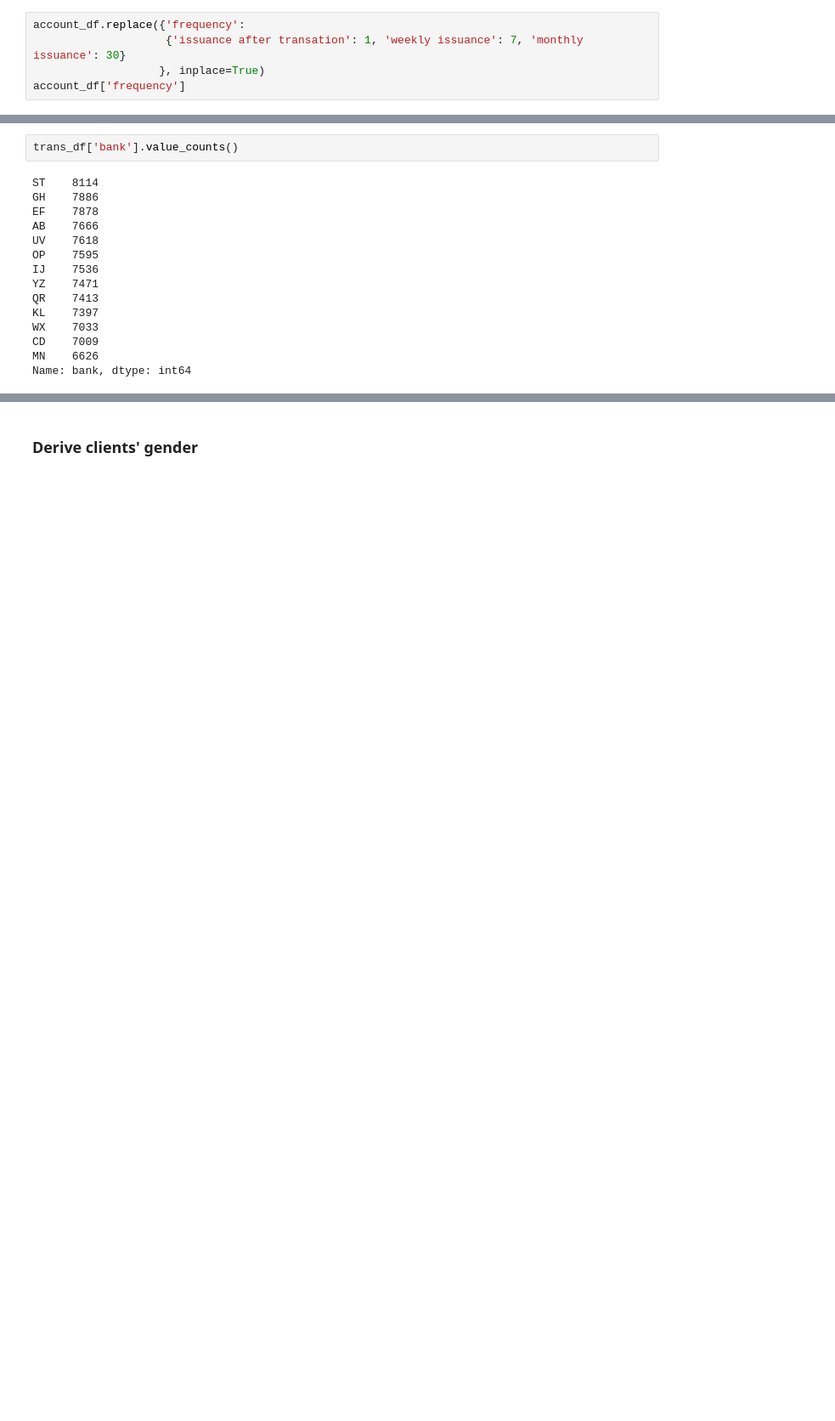
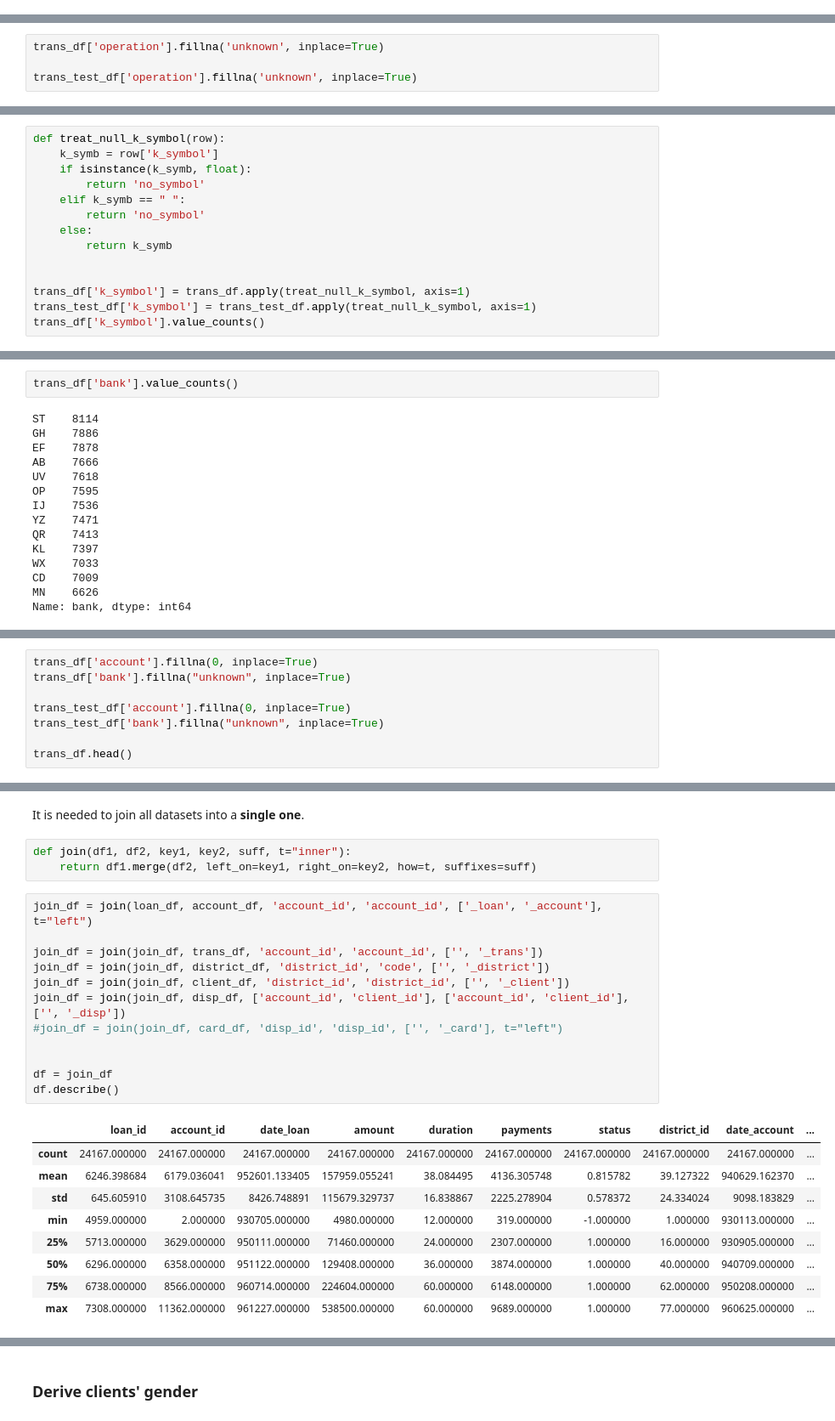
Before and after one commit to JoaoCostaIFG/AC, a Jupyter notebook: Banking.ipynb, the cells around one changed output, grey strips where cells are left out. Shown at 85% size. Saved outputs shown, nothing was run; the diff lists cells and outputs as text; blank space fills up the shorter version.

```diff
--- a/Banking.ipynb
+++ b/Banking.ipynb
@@ -81,5 +55,0 @@ Let's replace this categorical data by ordered integers:
-# %%
-account_df.replace({'frequency':
-                    {'issuance after transation': 1, 'weekly issuance': 7, 'monthly issuance': 30}
-                   }, inplace=True)
-account_df['frequency']
@@ -399,3 +243,7 @@ Name: operation, dtype: int64
+# %%
+trans_df['operation'].fillna('unknown', inplace=True)
+
+trans_test_df['operation'].fillna('unknown', inplace=True)
 # %%
 trans_df['k_symbol'].value_counts()
 # %% [output]
@@ -409,0 +260,14 @@ Name: k_symbol, dtype: int64
+# %%
+def treat_null_k_symbol(row):
+    k_symb = row['k_symbol']
+    if isinstance(k_symb, float):
+        return 'no_symbol'
+    elif k_symb == " ":
+        return 'no_symbol'
+    else:
+        return k_symb
+
+
+trans_df['k_symbol'] = trans_df.apply(treat_null_k_symbol, axis=1)
+trans_test_df['k_symbol'] = trans_test_df.apply(treat_null_k_symbol, axis=1)
+trans_df['k_symbol'].value_counts()
@@ -440,0 +327,8 @@ dtype: int64
+# %%
+trans_df['account'].fillna(0, inplace=True)
+trans_df['bank'].fillna("unknown", inplace=True)
+
+trans_test_df['account'].fillna(0, inplace=True)
+trans_test_df['bank'].fillna("unknown", inplace=True)
+
+trans_df.head()
@@ -440,0 +344,27 @@ dtype: int64
+# %% [markdown]
+It is needed to join all datasets into a **single one**.
+# %%
+def join(df1, df2, key1, key2, suff, t="inner"):
+    return df1.merge(df2, left_on=key1, right_on=key2, how=t, suffixes=suff)
+# %%
+join_df = join(loan_df, account_df, 'account_id', 'account_id', ['_loan', '_account'], t="left")
+
+join_df = join(join_df, trans_df, 'account_id', 'account_id', ['', '_trans'])
+join_df = join(join_df, district_df, 'district_id', 'code', ['', '_district'])
+join_df = join(join_df, client_df, 'district_id', 'district_id', ['', '_client'])
+join_df = join(join_df, disp_df, ['account_id', 'client_id'], ['account_id', 'client_id'], ['', '_disp'])
+#join_df = join(join_df, card_df, 'disp_id', 'disp_id', ['', '_card'], t="left")
+
+
+df = join_df
+df.describe()
+# %% [output]
+|  | loan_id | account_id | date_loan | amount | duration | payments | status | district_id | date_account | ... |
+| count | 24167.000000 | 24167.000000 | 24167.000000 | 24167.000000 | 24167.000000 | 24167.000000 | 24167.000000 | 24167.000000 | 24167.000000 | ... |
+| mean | 6246.398684 | 6179.036041 | 952601.133405 | 157959.055241 | 38.084495 | 4136.305748 | 0.815782 | 39.127322 | 940629.162370 | ... |
+| std | 645.605910 | 3108.645735 | 8426.748891 | 115679.329737 | 16.838867 | 2225.278904 | 0.578372 | 24.334024 | 9098.183829 | ... |
+| min | 4959.000000 | 2.000000 | 930705.000000 | 4980.000000 | 12.000000 | 319.000000 | -1.000000 | 1.000000 | 930113.000000 | ... |
+| 25% | 5713.000000 | 3629.000000 | 950111.000000 | 71460.000000 | 24.000000 | 2307.000000 | 1.000000 | 16.000000 | 930905.000000 | ... |
+| 50% | 6296.000000 | 6358.000000 | 951122.000000 | 129408.000000 | 36.000000 | 3874.000000 | 1.000000 | 40.000000 | 940709.000000 | ... |
+| 75% | 6738.000000 | 8566.000000 | 960714.000000 | 224604.000000 | 60.000000 | 6148.000000 | 1.000000 | 62.000000 | 950208.000000 | ... |
+| max | 7308.000000 | 11362.000000 | 961227.000000 | 538500.000000 | 60.000000 | 9689.000000 | 1.000000 | 77.000000 | 960625.000000 | ... |
```
Also changed, not shown: parts of 116 cells of this notebook.
